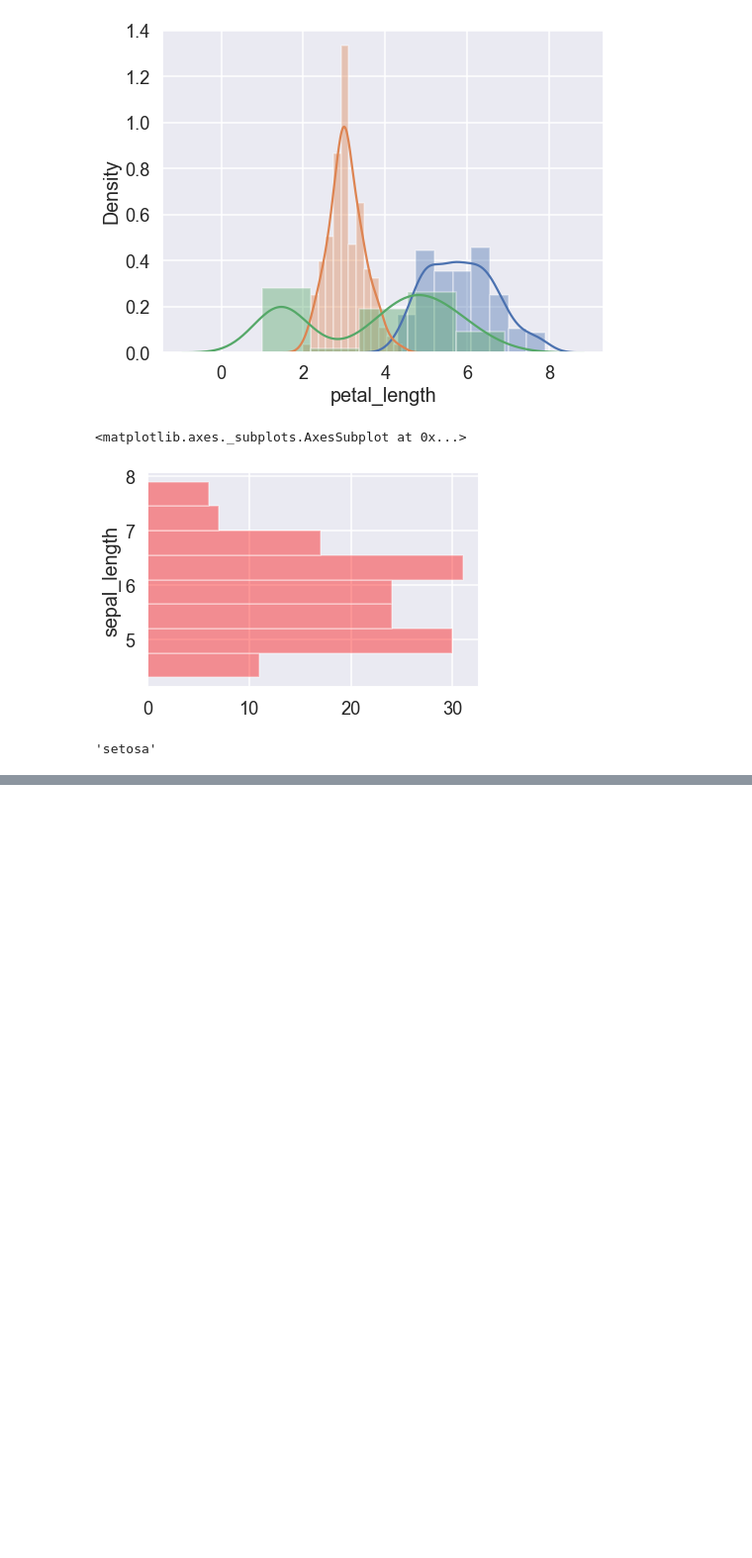
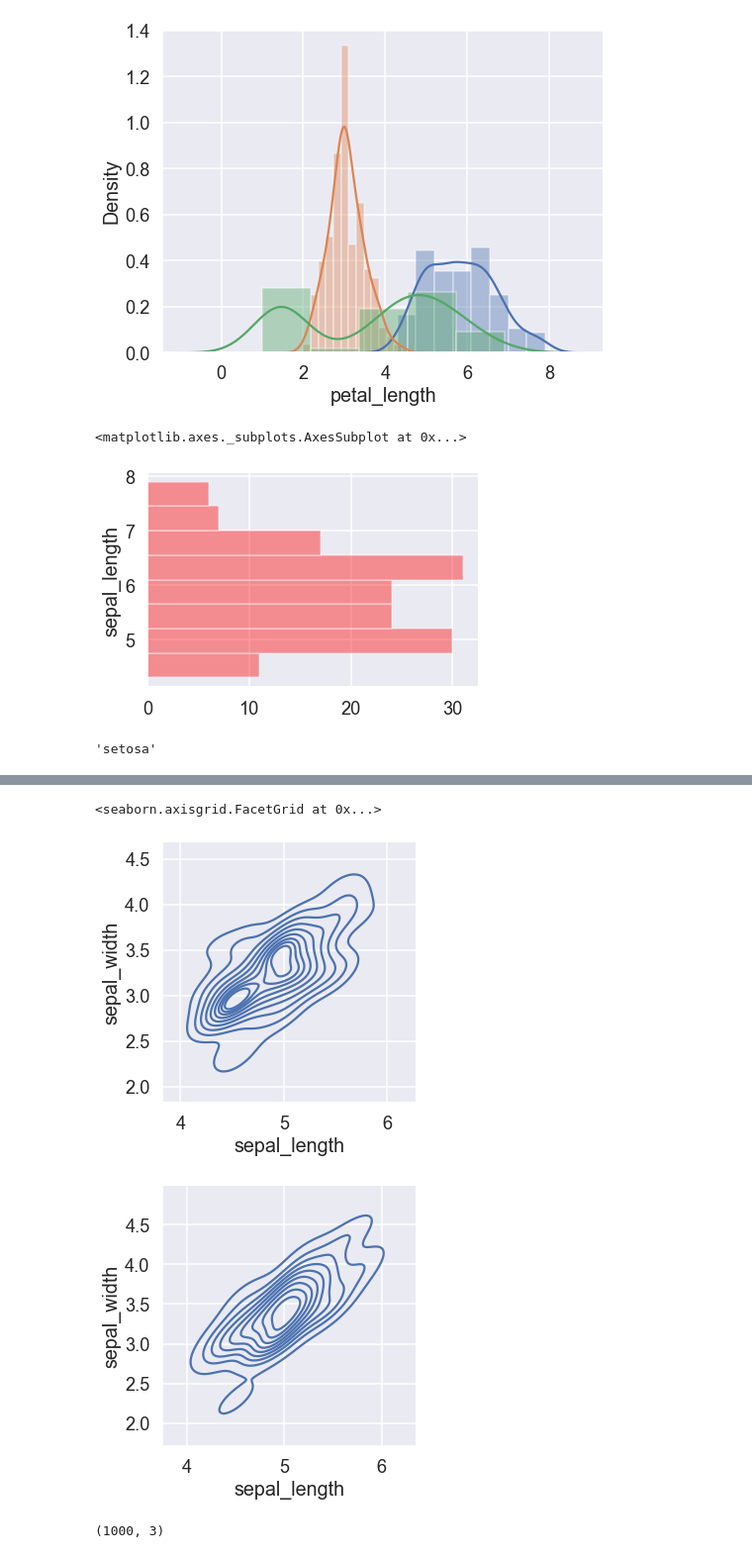
Before and after one commit to SuminBae97/Visualization, a Jupyter notebook: Iris_data_visualization.ipynb, the cells around one changed output, grey strips where cells are left out. Shown: that part at 99% size. Drawn from its saved outputs; the diff is of its cells as text; code cells hidden in the pictures; blank space fills up the shorter version.

```diff
--- a/Iris_data_visualization.ipynb
+++ b/Iris_data_visualization.ipynb
@@ -133,0 +134,11 @@ plt.legend()
+# %%
+columns = iris.columns[:-1]
+# %%
+testx = pd.DataFrame(seto_sample , columns=columns)
+# %%
+sns.displot(data=testx , x='sepal_length',y='sepal_width',kind='kde')
+sns.displot(data=seto_x , x='sepal_length',y='sepal_width',kind='kde')
+# %% [output]
+<seaborn.axisgrid.FacetGrid at 0x...>
+[figure, added]
+[figure, added]
@@ -133,0 +149,4 @@ plt.legend()
+# %%
+X.shape
+# %% [output]
+(1000, 3)
```
Also changed, not shown: parts of 8 cells of this notebook.
